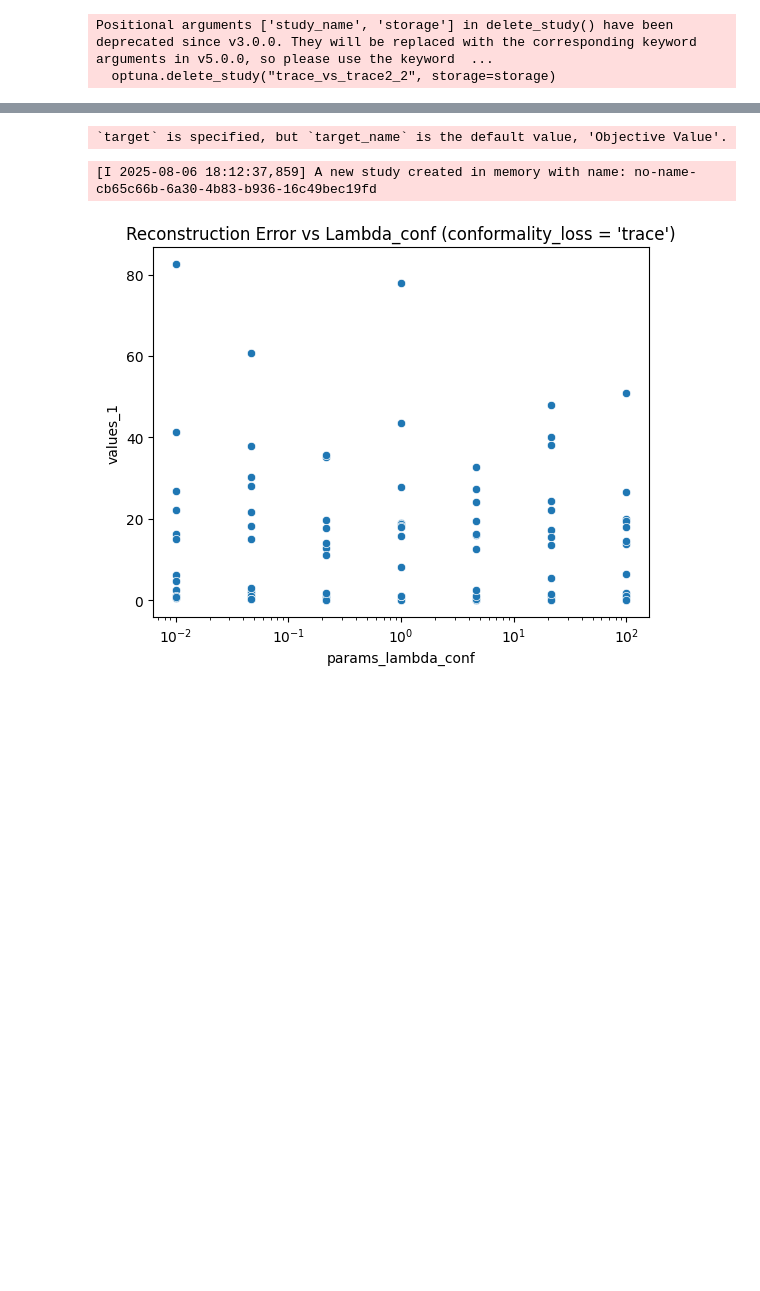
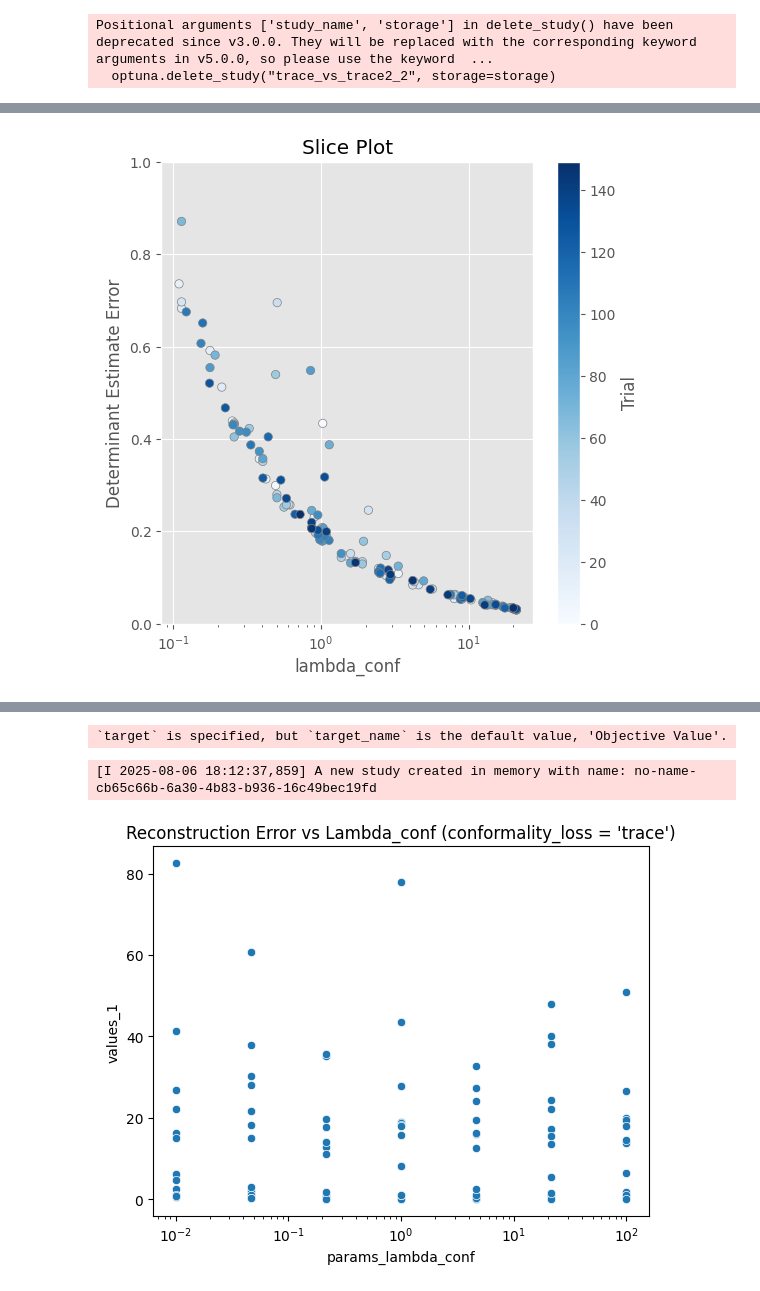
Before and after one commit to HeiseMax/ConformalAutoencoder, a Jupyter notebook: mnist_optuna/model_comparison_trace.ipynb, the cells around one changed output, grey strips where cells are left out. Cells and saved outputs as stored; diff of their text form; code cells hidden in the pictures; blank space fills up the shorter version.

```diff
--- a/optuna.ipynb
+++ b/mnist_optuna/model_comparison_trace.ipynb
@@ -191,0 +401,7 @@ vis.plot_param_importances(study)
+# %%
+slice1 = vis.matplotlib.plot_slice(study, params=["lambda_conf"], target=lambda t: t.values[1], target_name="Determinant Estimate Error")
+slice1.set_ylim(0.0, 1.0)
+slice1.figure.set_size_inches(6, 6)
+plt.show()
+# %% [output]
+[figure, added]
```
Also changed, not shown: parts of 27 cells of this notebook, 13 other files.
